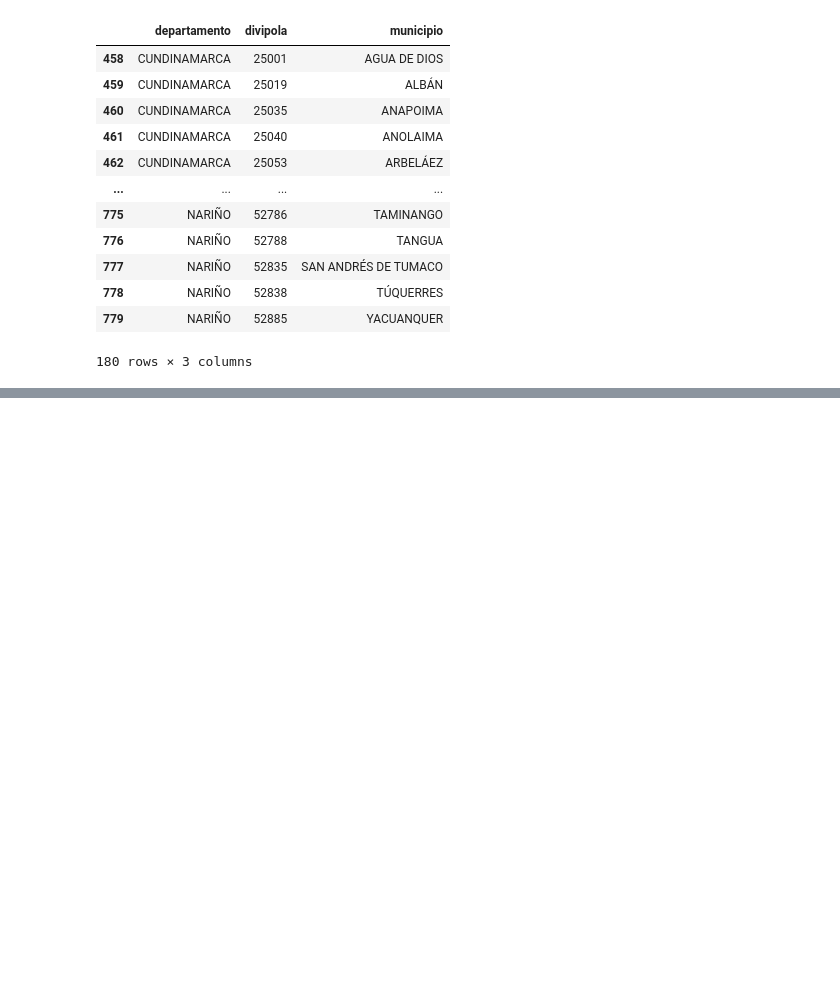
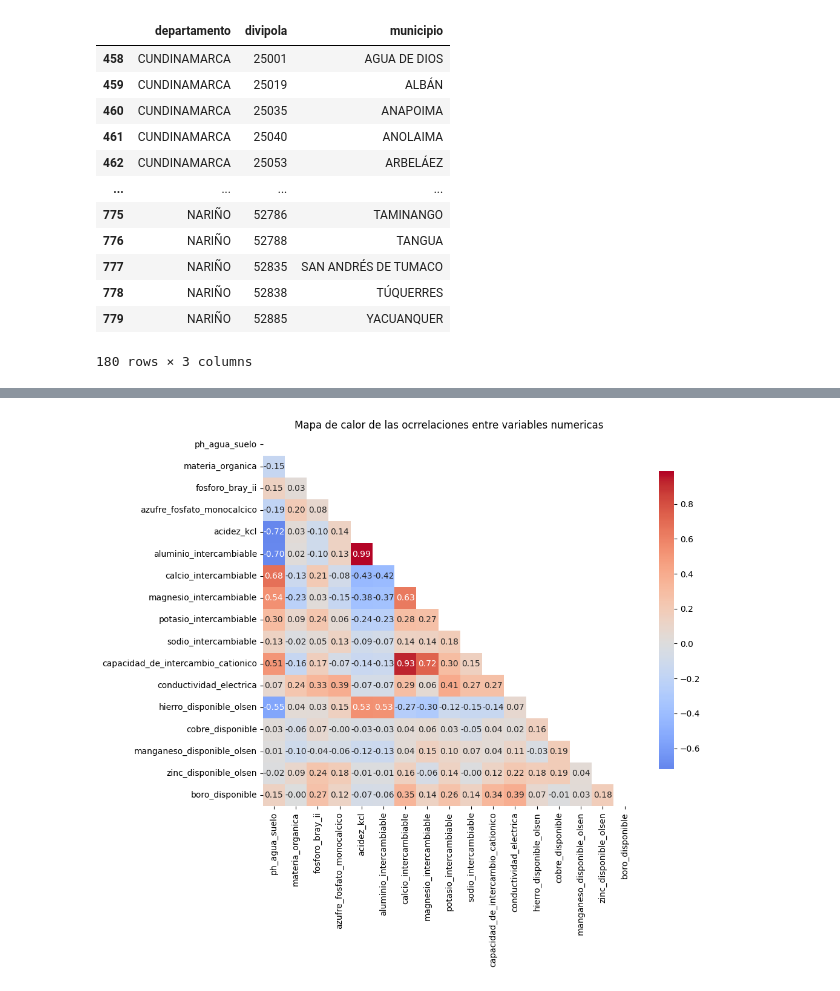
Before and after one commit to davcassal7/Anteproyecto_Seguro_Indexado, a Jupyter notebook: ETL_AnalisisLabSuelo.ipynb, the cells around one changed output, grey strips where cells are left out. Cells and saved outputs as stored; diff of their text form; code cells hidden in the pictures; blank space fills up the shorter version.

```diff
--- a/ETL_AnalisisLabSuelo.ipynb
+++ b/ETL_AnalisisLabSuelo.ipynb
@@ -192,0 +221,4 @@ See the caveats in the documentation: https://pandas.pydata.org/pandas-docs/stab
+# %%
+columnas_numericas = results_df_cafe.select_dtypes(include=[np.number]).columns.tolist()
+columnas_numericas=columnas_numericas[:-3] # quitamos el año, mes y divipola
+print("Numeric columns:", columnas_numericas)
@@ -192,0 +249,3 @@ See the caveats in the documentation: https://pandas.pydata.org/pandas-docs/stab
+# %%
+# dado que no hay valores negativos, para las variables numericas se propone reemplazar los valores vacios con cero, lo cual representa la uacencia de su medicion
+results_df_cafe[columnas_numericas] = results_df_cafe[columnas_numericas].fillna(0)
@@ -192,0 +274,12 @@ See the caveats in the documentation: https://pandas.pydata.org/pandas-docs/stab
+# %%
+plt.figure(figsize=(10, 8))
+corr_matriz = results_df_cafe[columnas_numericas].corr()
+mask = np.triu(np.ones_like(corr_matriz, dtype=bool))
+
+sns.heatmap(corr_matriz, mask=mask,annot=True, cmap='coolwarm', center=0,square=True,fmt='.2f',
+            cbar_kws={"shrink": .8})
+plt.title('Mapa de calor de las ocrrelaciones entre variables numericas')
+#plt.tight_layout()
+plt.show()
+# %% [output]
+[figure, added]
```
Also changed, not shown: parts of 39 cells of this notebook.
